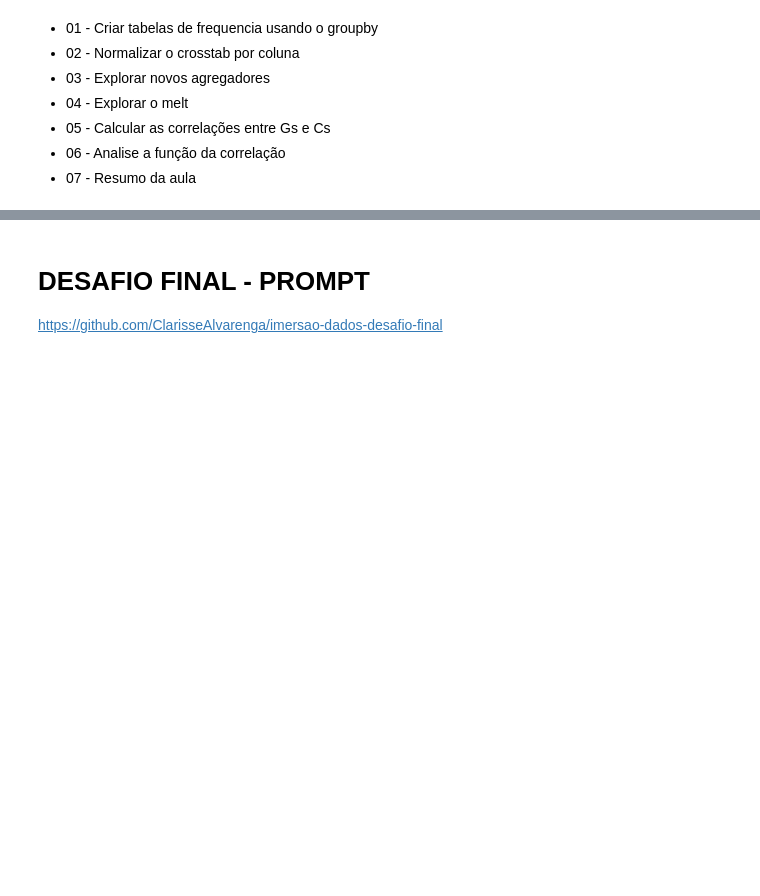
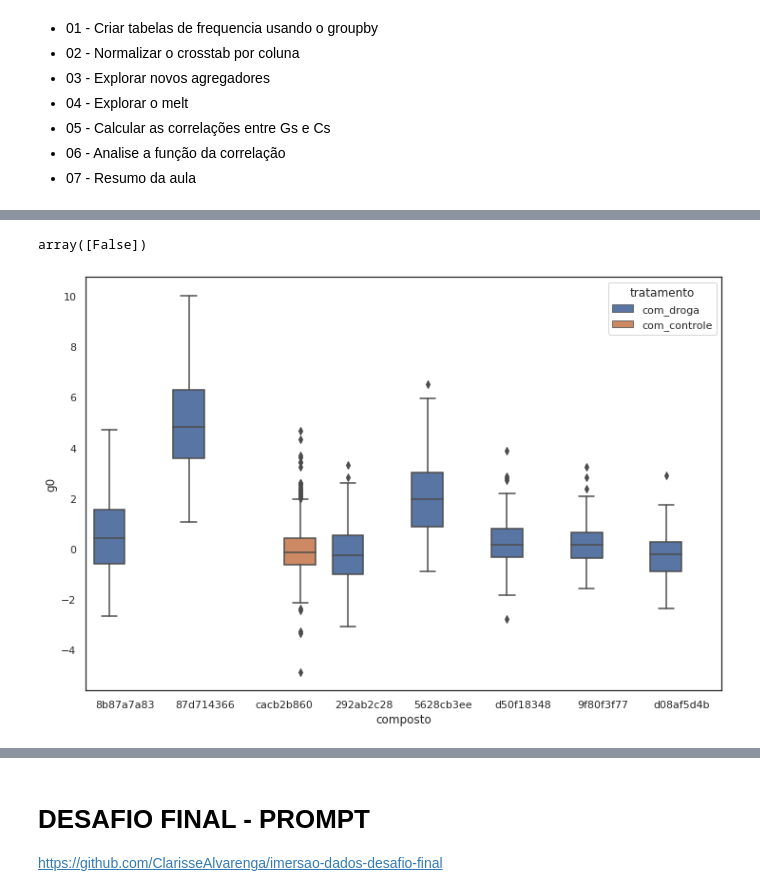
Before and after one commit to ClarisseAlvarenga/Imersao_Alura_3_edicao, a Jupyter notebook: Imersão_Dados_III_Alura_Clarisse.ipynb, the cells around one changed output, grey strips where cells are left out. Saved outputs shown, nothing was run; the diff lists cells and outputs as text; code cells hidden in the pictures; blank space fills up the shorter version.

```diff
--- a/Imersão_Dados_III_Alura_Clarisse.ipynb
+++ b/Imersão_Dados_III_Alura_Clarisse.ipynb
@@ -730,0 +825,4 @@ Podemos ver por este mapa de correlação que cada gene tem uma tendência de co
+# %%
+#Contagem por linhas
+contagem_linhas = dados_resultados.drop('id', axis=1).sum(axis=1)
+contagem_linhas
@@ -730,0 +842,5 @@ Podemos ver por este mapa de correlação que cada gene tem uma tendência de co
+# %%
+#criando a coluna da soma por linhas
+dados_resultados['n_moa'] = contagem_linhas
+dados_resultados['ativo_moa'] = dados_resultados['n_moa'] != 0
+dados_resultados.head()
@@ -730,0 +855,4 @@ Podemos ver por este mapa de correlação que cada gene tem uma tendência de co
+# %%
+#merge experimento x resultados
+dados_combinados = dados.merge(dados_resultados[['id', 'n_moa', 'ativo_moa']], on='id')
+dados_combinados.tail(15)
@@ -730,0 +894,13 @@ Podemos ver por este mapa de correlação que cada gene tem uma tendência de co
+# %%
+#conferindo se o controle ativou algum moa
+dados_combinados.query('tratamento == "com_controle"')['ativo_moa'].unique()
+# %% [output]
+array([False])
+# %%
+top8_compostos = dados_combinados['composto'].value_counts().index[:8]
+compostos_principais = dados_combinados.query('composto in @top8_compostos')
+# %%
+plt.figure(figsize=(12,8))
+sns.boxplot(data=compostos_principais, y='g0', x='composto', hue='tratamento');
+# %% [output]
+[figure, added]
```
Also changed, not shown: parts of 61 cells of this notebook.
